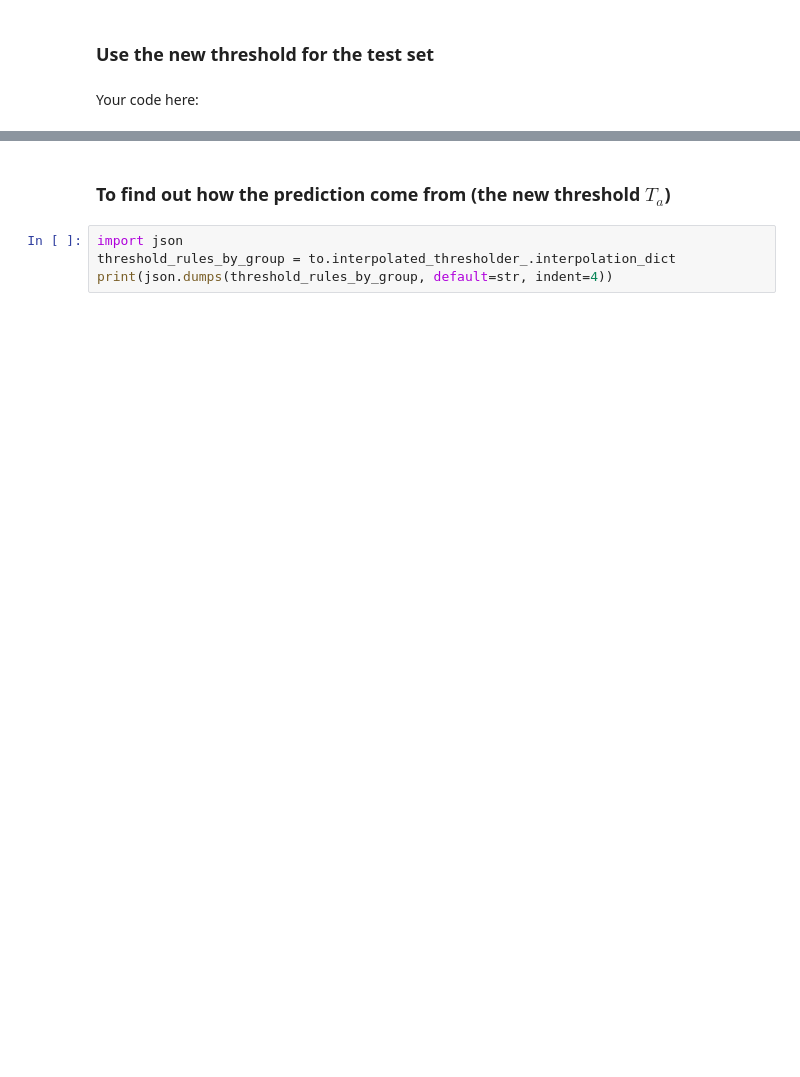
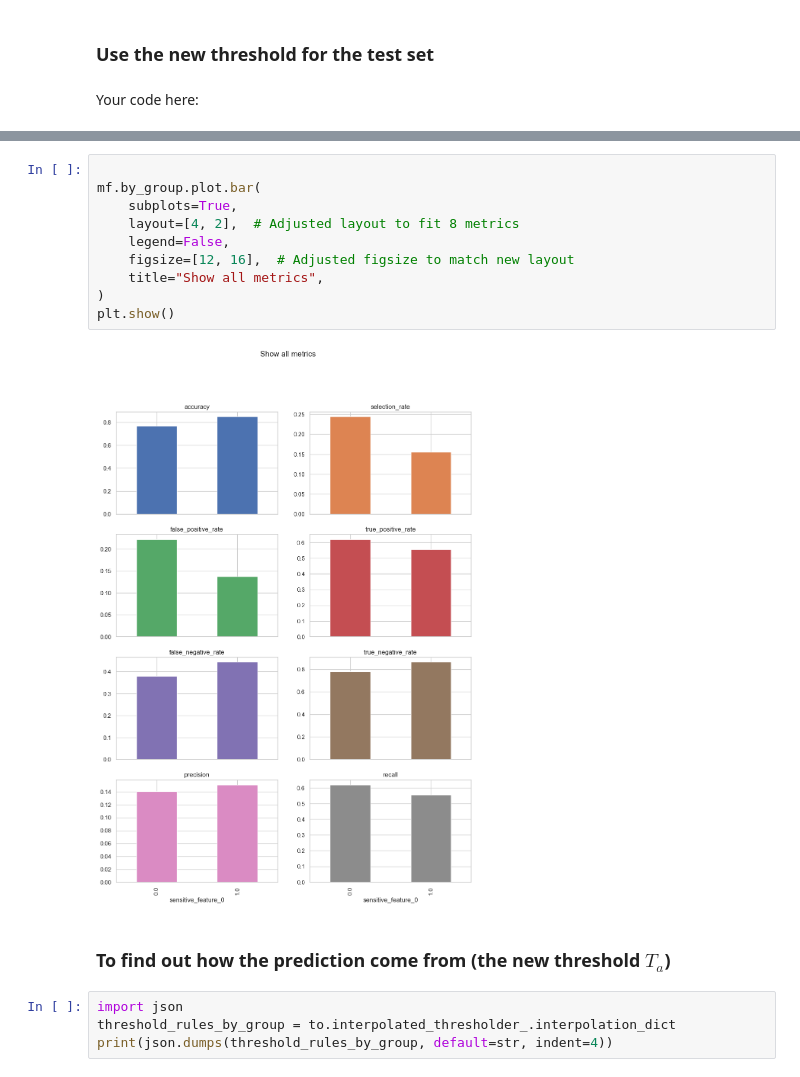
Before and after one commit to johan-bh/ResponsibleAI_Project1, a Jupyter notebook: exercise.ipynb, the cells around one changed output, grey strips where cells are left out. Cells and saved outputs as stored; diff of their text form; blank space fills up the shorter version.

```diff
--- a/exercise.ipynb
+++ b/exercise.ipynb
@@ -418,3 +602,15 @@ plot_roc_simple(test_lab, test_prob, test_a, y_pred_fair_test,
+# %%
+
+mf.by_group.plot.bar(
+    subplots=True,
+    layout=[4, 2],  # Adjusted layout to fit 8 metrics
+    legend=False,
+    figsize=[12, 16],  # Adjusted figsize to match new layout
+    title="Show all metrics",
+)
+plt.show()
+# %% [output]
+[figure, added]
 # %% [markdown]
 ### To find out how the prediction come from (the new threshold $T_a$)
 # %%
```
Also changed, not shown: parts of 27 cells of this notebook.
